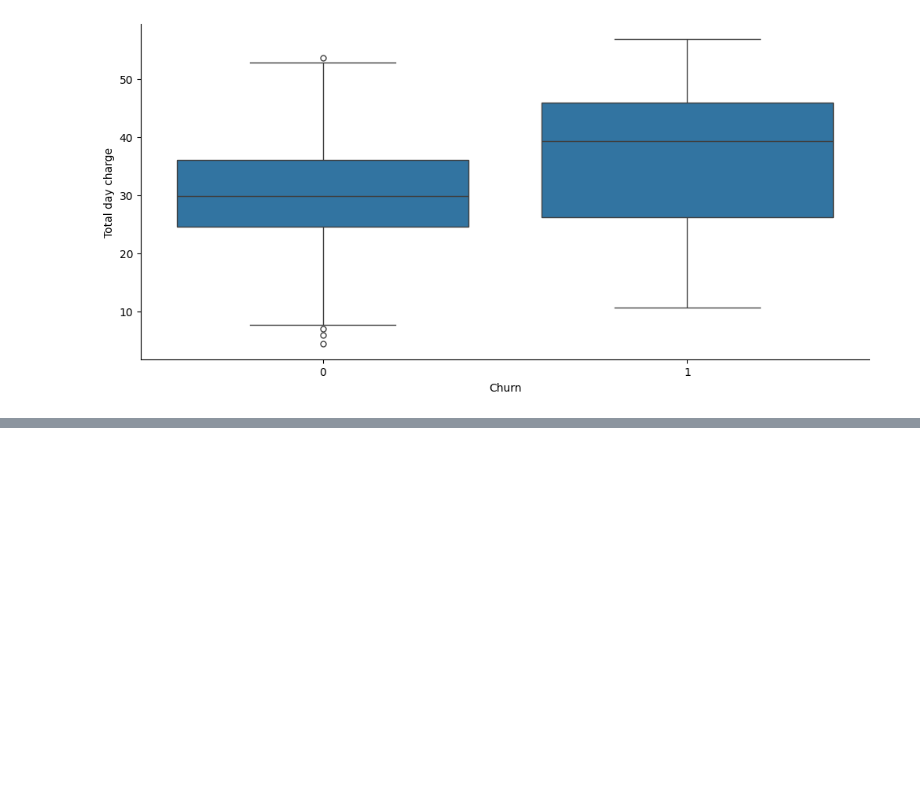
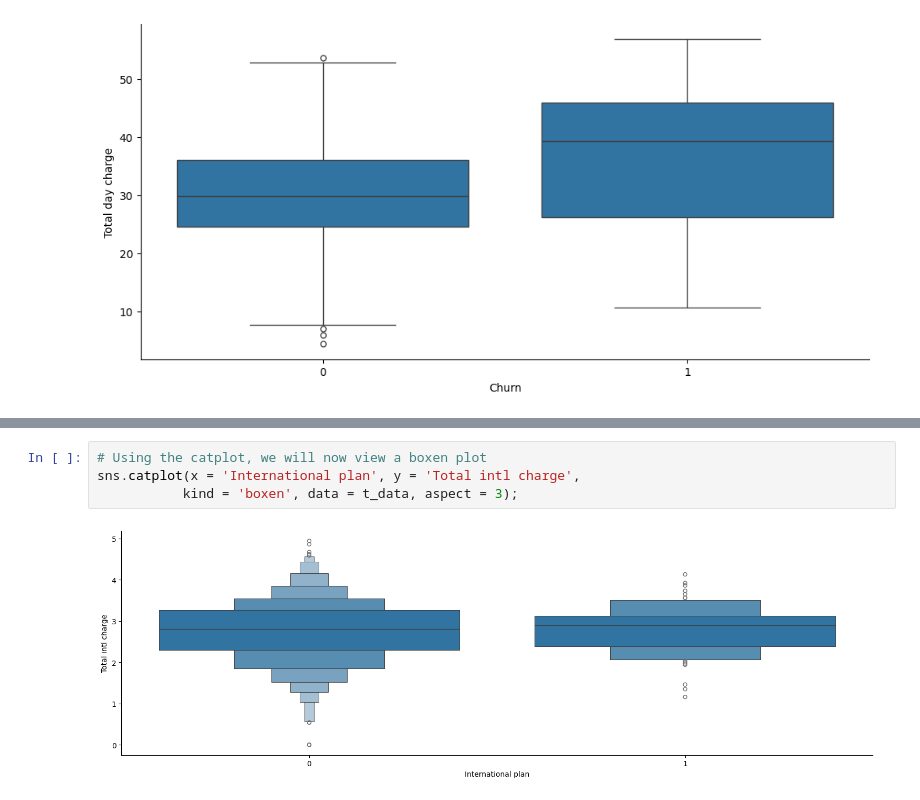
Before and after one commit to iwhite-booth21/PythonistaPractice, a Jupyter notebook: Python Statistical Plots Visualizing & Analyzing Data Using Seaborn/BoxPlots.ipynb, the cells around one changed output, grey strips where cells are left out. Drawn from its saved outputs; the diff is of its cells as text; blank space fills up the shorter version.

```diff
--- a/Python Statistical Plots Visualizing & Analyzing Data Using Seaborn/BoxPlots.ipynb
+++ b/Python Statistical Plots Visualizing & Analyzing Data Using Seaborn/BoxPlots.ipynb
@@ -62,0 +86,6 @@ sns.catplot(x = "Churn", y = "Total day charge", kind = "box", data = t_data, as
+# %%
+# Using the catplot, we will now view a boxen plot
+sns.catplot(x = 'International plan', y = 'Total intl charge',
+           kind = 'boxen', data = t_data, aspect = 3);
+# %% [output]
+[figure, added]
```
Also changed, not shown: parts of 10 cells of this notebook.
